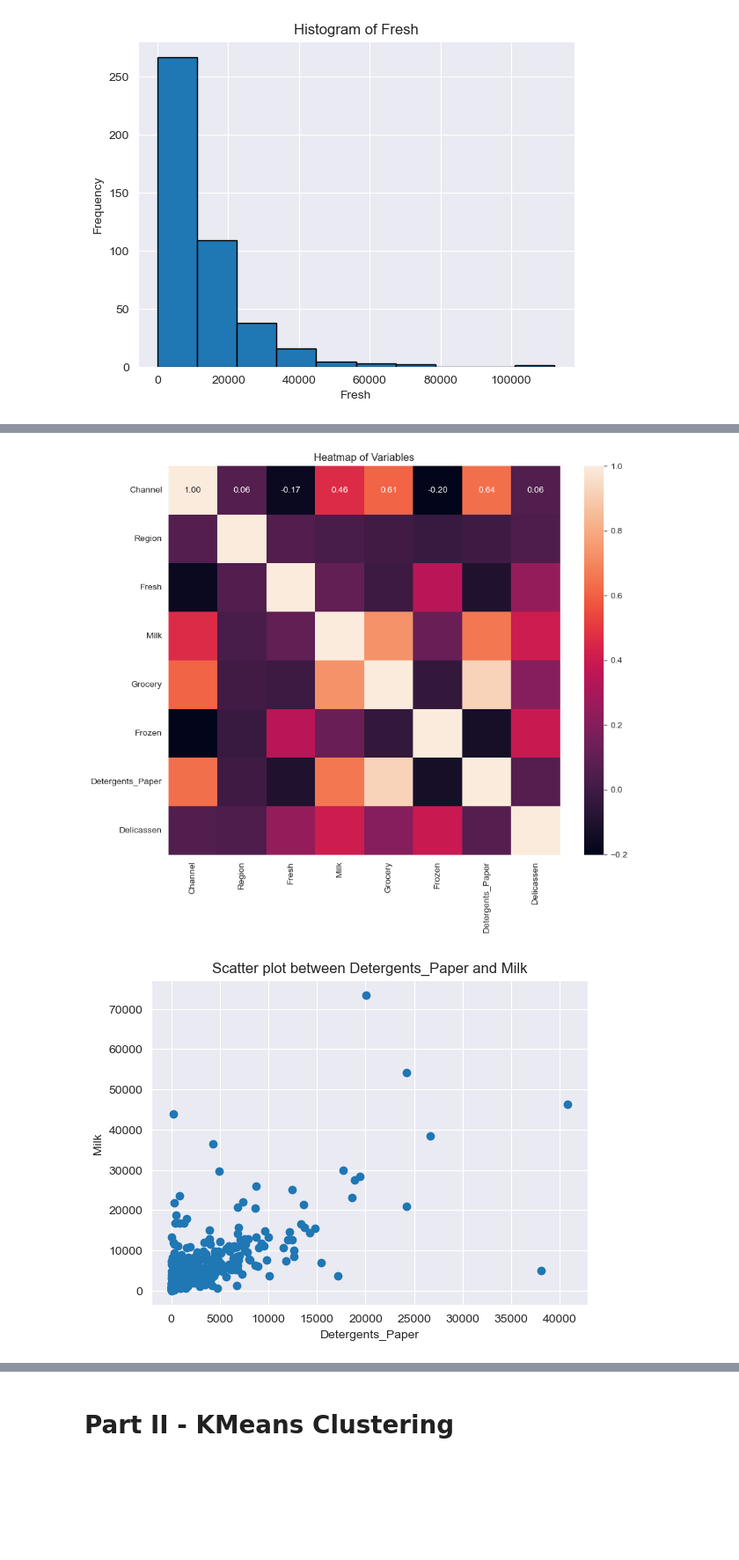
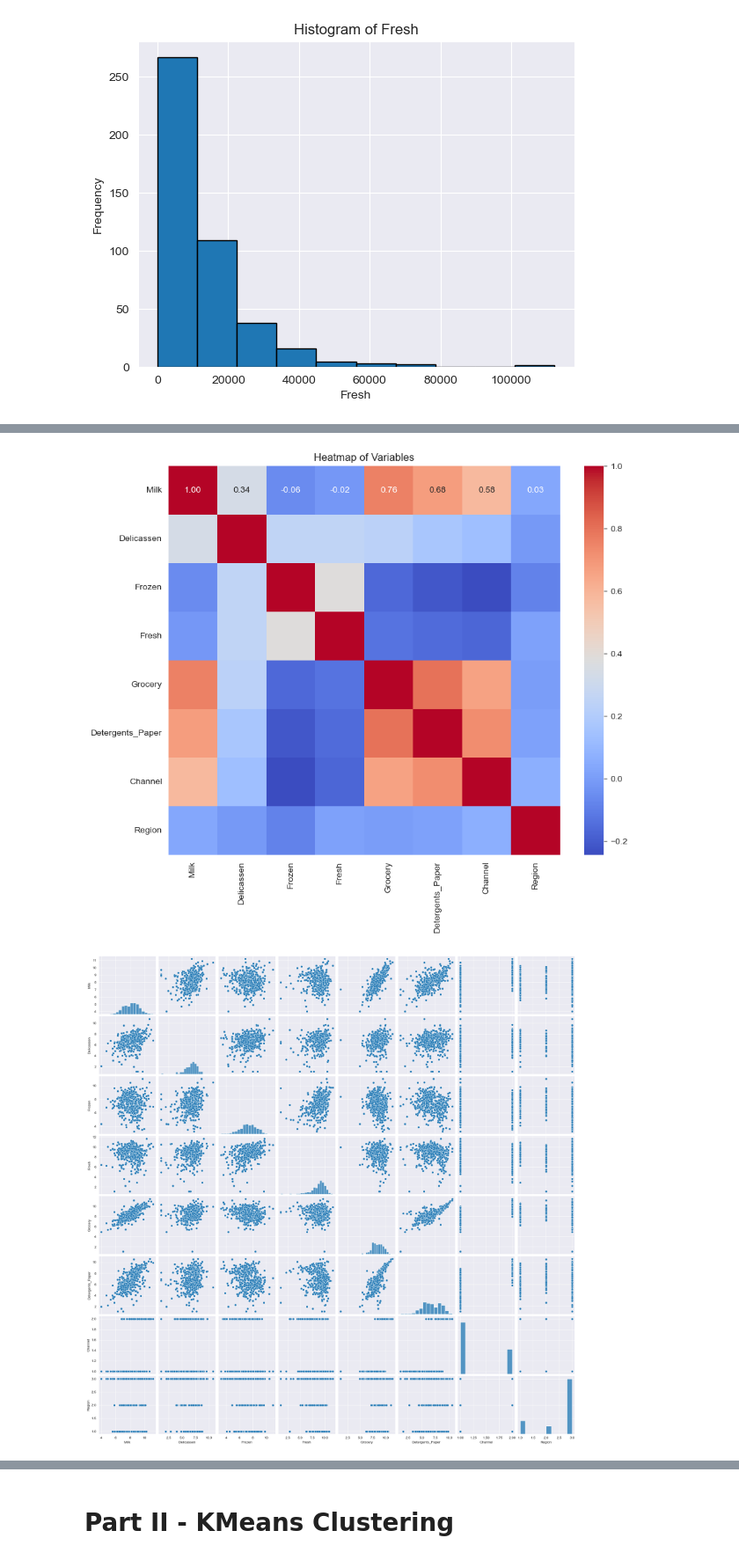
Before and after one commit to imarri01/ML-Unsupervised-Learning, a Jupyter notebook: Unsupervised Learning - Project.ipynb, the cells around one changed output, grey strips where cells are left out. Shown at 88% size. Saved outputs shown, nothing was run; the diff lists cells and outputs as text; code cells hidden in the pictures; blank space fills up the shorter version.

```diff
--- a/Unsupervised Learning - Project.ipynb
+++ b/Unsupervised Learning - Project.ipynb
@@ -57,8 +64,6 @@ Frozen              0
 Detergents_Paper    0
 Delicassen          0
 dtype: int64
-# %%
-df = df.dropna(axis=0, how='any')
 # %%
 df.describe()
 # %% [output]
@@ -82,0 +105,5 @@ plt.show()
+# %%
+df_log = np.log(df[['Milk', 'Delicassen', 'Frozen', 'Fresh', 'Grocery','Detergents_Paper']])
+#merge the above datafram with the first two columns from df
+df_log_data = pd.concat([df_log, df[['Channel', 'Region']]], axis=1)
+df_log_data
@@ -101,18 +149,15 @@ plt.show()
 # %%
-# Heatmap
+# Heatmap of new dataframe with a colorful pallete
 plt.figure(figsize=(10, 8))
-sns.heatmap(df.corr(), annot=True, fmt=".2f")
+sns.heatmap(df_log_data.corr(), annot=True, fmt=".2f", cmap='coolwarm')
 plt.title('Heatmap of Variables')
 plt.show()
 # %% [output]
-[figure, old version]
+[figure, new version]
 # %%
-# Scatter Plot
-plt.scatter(df['Detergents_Paper'], df['Milk'])
-plt.xlabel('Detergents_Paper')
-plt.ylabel('Milk')
-plt.title('Scatter plot between Detergents_Paper and Milk')
+#create a pairplot for all the columns in the df_log_data dataframe
+sns.pairplot(df_log_data)
 plt.show()
 # %% [output]
-[figure, old version]
+[figure, new version]
 # %% [markdown]
```
Also changed, not shown: parts of 41 cells of this notebook.
